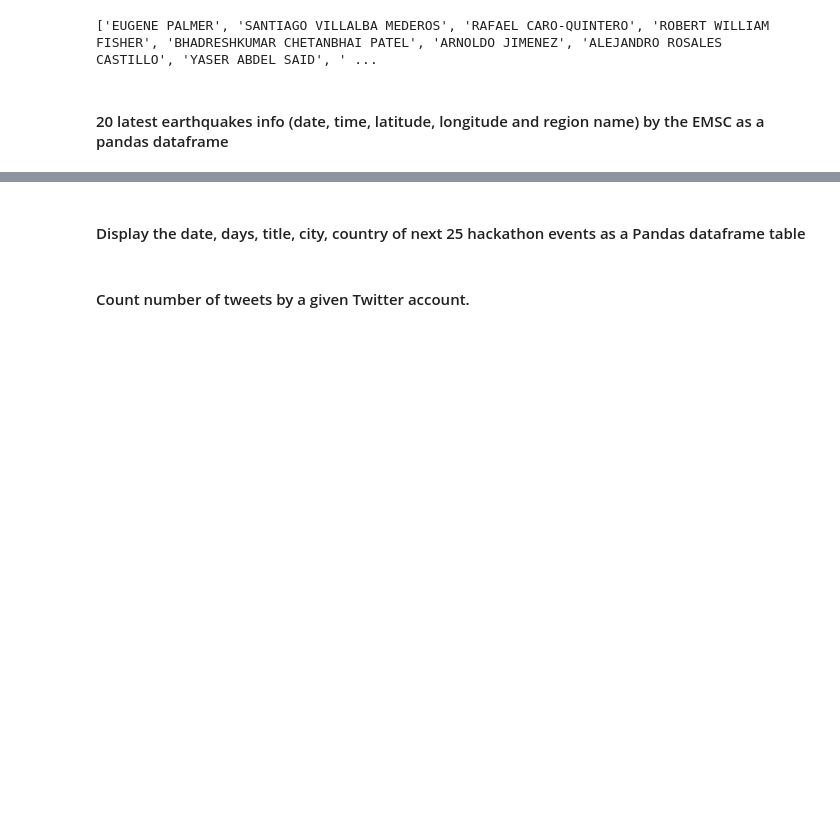
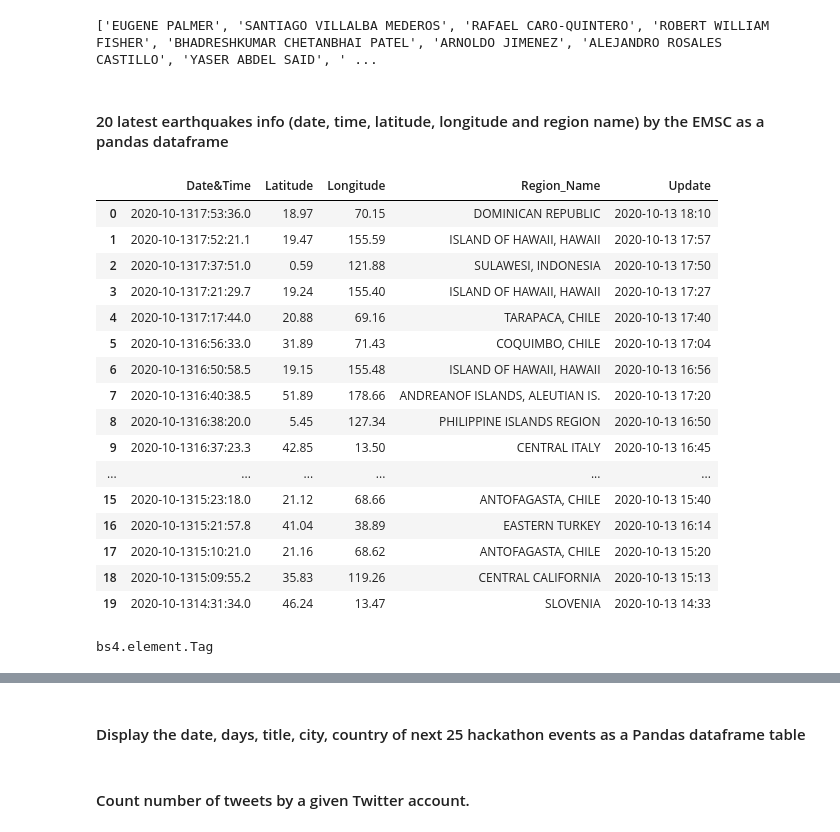
Before and after one commit to filipamiralopes/data-pt-ber-08-20, a Jupyter notebook: Labs/module-1_labs/05_api-web-scraping/02_lab-web-scraping/your-code/main-solutions.ipynb, the cells around one changed output, grey strips where cells are left out. Cells and saved outputs as stored; diff of their text form; code cells hidden in the pictures; blank space fills up the shorter version.

```diff
--- a/Labs/module-1_labs/05_api-web-scraping/02_lab-web-scraping/your-code/main-solutions.ipynb
+++ b/Labs/module-1_labs/05_api-web-scraping/02_lab-web-scraping/your-code/main-solutions.ipynb
@@ -238,0 +237,49 @@ url = 'https://www.emsc-csem.org/Earthquake/'
+# %%
+#your code
+
+import requests
+from bs4 import BeautifulSoup
+import pandas as pd
+import re
+
+url = 'https://www.emsc-csem.org/Earthquake/'
+
+def make_soup(url):
+    html = requests.get(url).content
+    soup = BeautifulSoup(html, 'html.parser')
+    return soup
+
+soup = make_soup(url)
+table = soup.find('table', attrs={'border':'0'})
+table_rows = table.find_all('tr')
+l = []
+for tr in table_rows:
+    td = tr.find_all('td')
+    if tr.text.startswith('earthquake'):
+        row = [re.sub('..min ago$|.hr ..min ago$', '', tr.text.replace("\xa0", "").lstrip("earthquake")) for tr in td]
+        l.append(row)
+df = pd.DataFrame(l, columns=['1','2','3','Date&Time','Latitude','4','Longitude','5','6','7','8','Region_Name','Update'])
+df = df.drop(columns=[str(x) for x in range(1,9)])
+df.head(20)
+# %% [output]
+|  | Date&Time | Latitude | Longitude | Region_Name | Update |
+| 0 | 2020-10-1317:53:36.0 | 18.97 | 70.15 | DOMINICAN REPUBLIC | 2020-10-13 18:10 |
+| 1 | 2020-10-1317:52:21.1 | 19.47 | 155.59 | ISLAND OF HAWAII, HAWAII | 2020-10-13 17:57 |
+| 2 | 2020-10-1317:37:51.0 | 0.59 | 121.88 | SULAWESI, INDONESIA | 2020-10-13 17:50 |
+| 3 | 2020-10-1317:21:29.7 | 19.24 | 155.40 | ISLAND OF HAWAII, HAWAII | 2020-10-13 17:27 |
+| 4 | 2020-10-1317:17:44.0 | 20.88 | 69.16 | TARAPACA, CHILE | 2020-10-13 17:40 |
+| 5 | 2020-10-1316:56:33.0 | 31.89 | 71.43 | COQUIMBO, CHILE | 2020-10-13 17:04 |
+| 6 | 2020-10-1316:50:58.5 | 19.15 | 155.48 | ISLAND OF HAWAII, HAWAII | 2020-10-13 16:56 |
+| 7 | 2020-10-1316:40:38.5 | 51.89 | 178.66 | ANDREANOF ISLANDS, ALEUTIAN IS. | 2020-10-13 17:20 |
+| 8 | 2020-10-1316:38:20.0 | 5.45 | 127.34 | PHILIPPINE ISLANDS REGION | 2020-10-13 16:50 |
+| 9 | 2020-10-1316:37:23.3 | 42.85 | 13.50 | CENTRAL ITALY | 2020-10-13 16:45 |
+| ... | ... | ... | ... | ... | ... |
+| 15 | 2020-10-1315:23:18.0 | 21.12 | 68.66 | ANTOFAGASTA, CHILE | 2020-10-13 15:40 |
+| 16 | 2020-10-1315:21:57.8 | 41.04 | 38.89 | EASTERN TURKEY | 2020-10-13 16:14 |
+| 17 | 2020-10-1315:10:21.0 | 21.16 | 68.62 | ANTOFAGASTA, CHILE | 2020-10-13 15:20 |
+| 18 | 2020-10-1315:09:55.2 | 35.83 | 119.26 | CENTRAL CALIFORNIA | 2020-10-13 15:13 |
+| 19 | 2020-10-1314:31:34.0 | 46.24 | 13.47 | SLOVENIA | 2020-10-13 14:33 |
+# %%
+type(table)
+# %% [output]
+bs4.element.Tag
```
Also changed, not shown: parts of 3 cells of this notebook, 2 other files.
